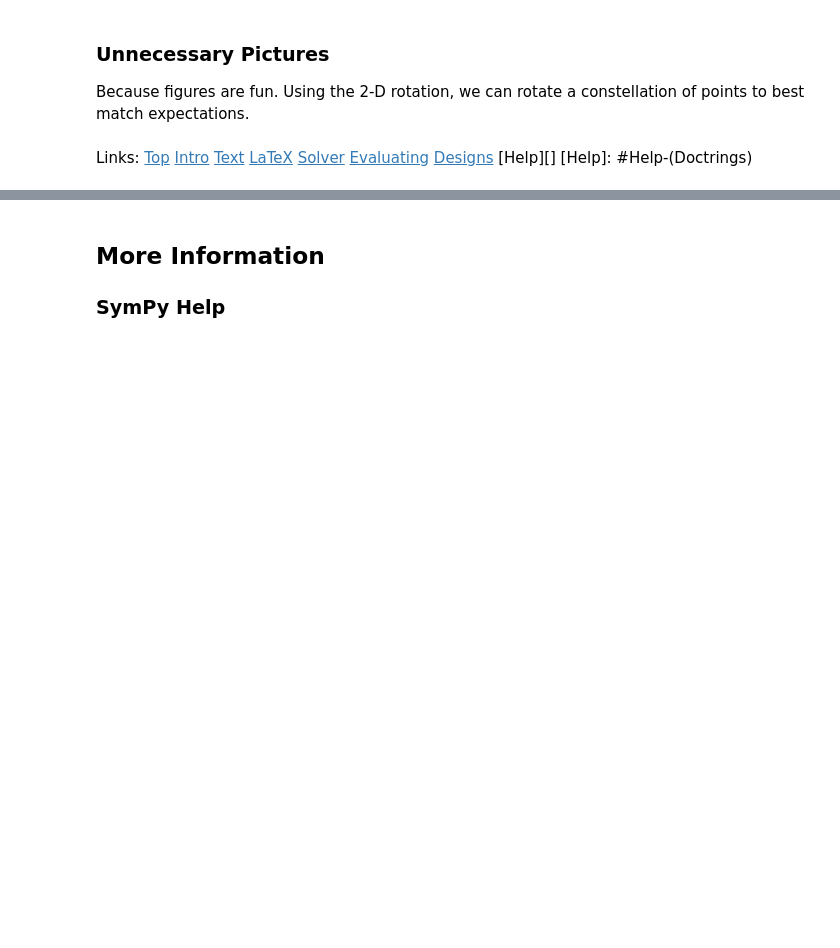
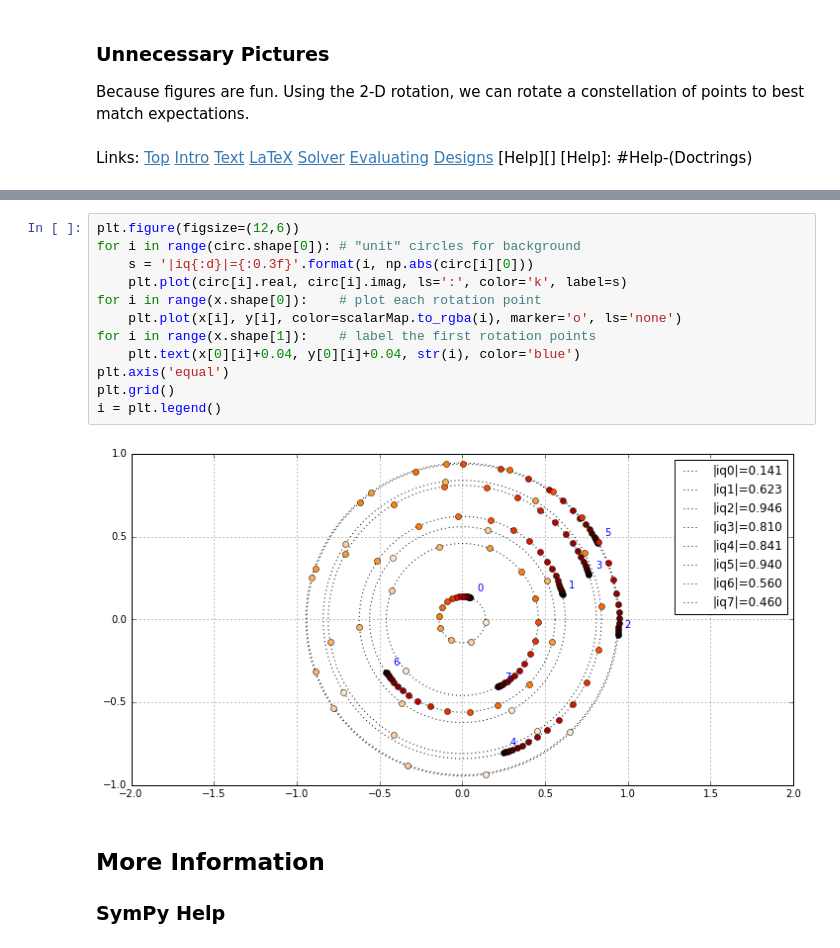
Before and after one commit to jimaples/jimaples.github.io, a Jupyter notebook: files/Process.ipynb, the cells around one changed output, grey strips where cells are left out. Saved outputs shown, nothing was run; the diff lists cells and outputs as text; blank space fills up the shorter version.

```diff
--- a/files/Process.ipynb
+++ b/files/Process.ipynb
@@ -977,3 +975,17 @@ ax = plt.plot(tri1.T)
+# %%
+plt.figure(figsize=(12,6))
+for i in range(circ.shape[0]): # "unit" circles for background
+    s = '|iq{:d}|={:0.3f}'.format(i, np.abs(circ[i][0]))
+    plt.plot(circ[i].real, circ[i].imag, ls=':', color='k', label=s)
+for i in range(x.shape[0]):    # plot each rotation point
+    plt.plot(x[i], y[i], color=scalarMap.to_rgba(i), marker='o', ls='none')
+for i in range(x.shape[1]):    # label the first rotation points
+    plt.text(x[0][i]+0.04, y[0][i]+0.04, str(i), color='blue')
+plt.axis('equal')
+plt.grid()
+i = plt.legend()
+# %% [output]
+[figure, added]
 # %% [markdown]
 ## More Information
 ### SymPy Help
```
Also changed, not shown: parts of 30 cells of this notebook.
